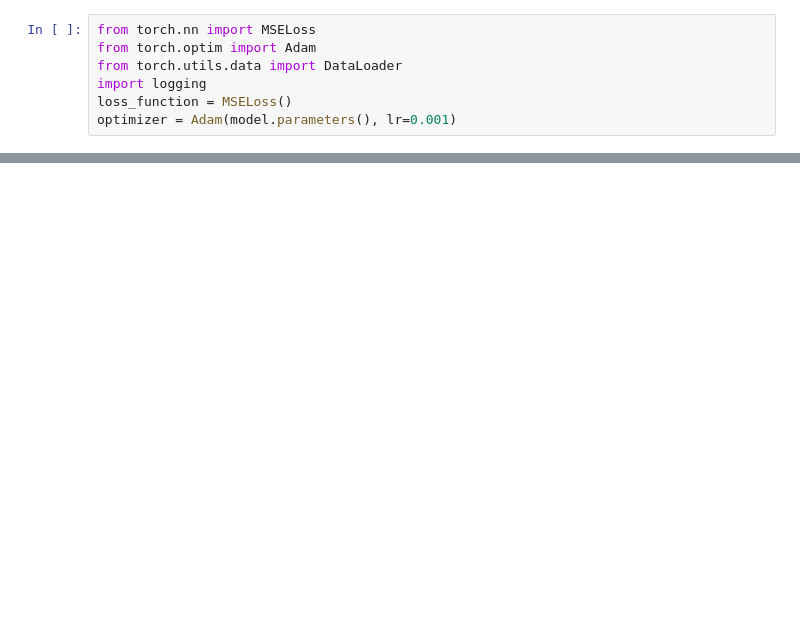
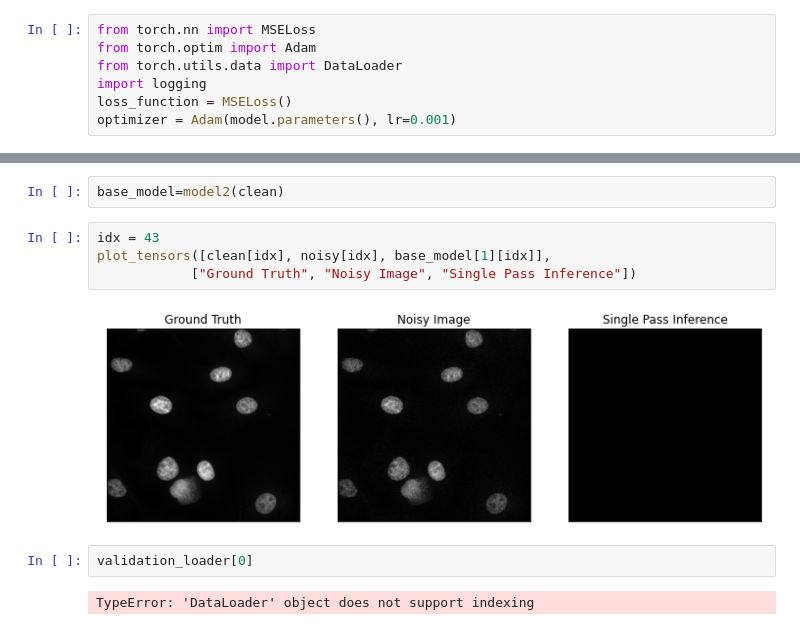
Before and after one commit to EmaadKhwaja/Deep-Learning-Denoising, a Jupyter notebook: Deep-Notebook.ipynb, the cells around one changed output, grey strips where cells are left out. Saved outputs shown, nothing was run; the diff lists cells and outputs as text; blank space fills up the shorter version.

```diff
--- a/Deep-Notebook.ipynb
+++ b/Deep-Notebook.ipynb
@@ -192,0 +293,12 @@ print("Test loss, J-invariant: ", round(loss_function(clean, invariant_output).i
+# %%
+base_model=model2(clean)
+# %%
+idx = 43
+plot_tensors([clean[idx], noisy[idx], base_model[1][idx]],
+            ["Ground Truth", "Noisy Image", "Single Pass Inference"])
+# %% [output]
+[figure, added]
+# %%
+validation_loader[0]
+# %% [output]
+TypeError: 'DataLoader' object does not support indexing
```
Also changed, not shown: parts of 15 cells of this notebook, 3 other files.
